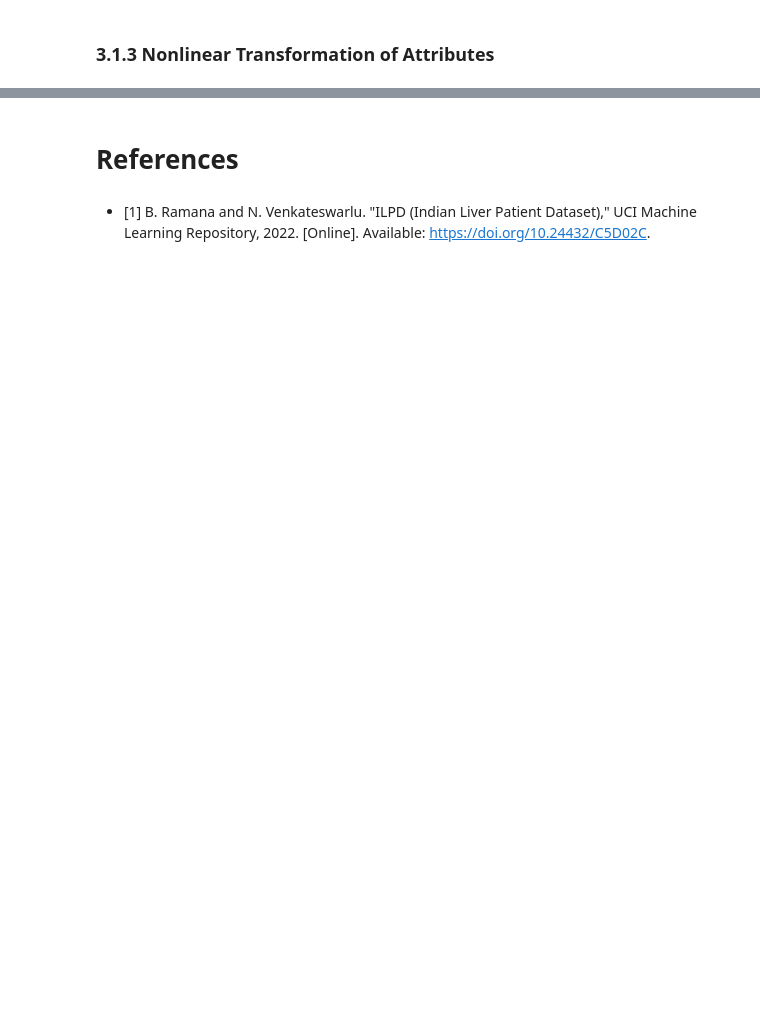
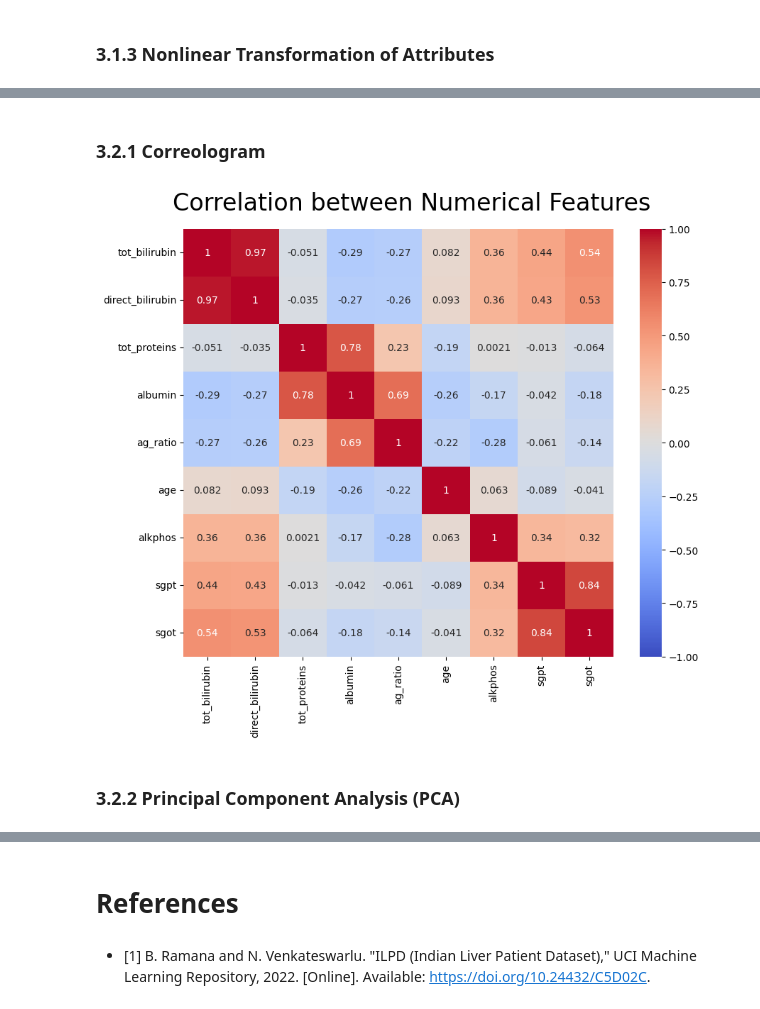
Before and after one commit to alexisuaguilaru/Liver_Patient_Model, a Jupyter notebook: ExploratoryDataAnalysis/ExploratoryDataAnalysis.ipynb, the cells around one changed output, grey strips where cells are left out. Cells and saved outputs as stored; diff of their text form; code cells hidden in the pictures; blank space fills up the shorter version.

Commit message:
ADD bivariate analysis into Data Analysis section in EDA

```diff
--- a/ExploratoryDataAnalysis/ExploratoryDataAnalysis.ipynb
+++ b/ExploratoryDataAnalysis/ExploratoryDataAnalysis.ipynb
@@ -47,3 +53,10 @@ def PlotFeaturesDistribution(Dataset:pd.DataFrame,Features:list[str],NameFeature
         sns.histplot(Dataset,x=feature,ax=axes[index,1],stat='proportion',color=COLOR)
 
     fig.suptitle(f'Distribution of {NameFeature} Features',size=24)
+# %%
+def PlotCorrelogram(Dataset:pd.DataFrame,Features:list[str]):
+    fig , axes = plt.subplots(figsize=(9,8),layout='tight')
+    correlation = Dataset[Features].corr()
+
+    sns.heatmap(correlation,vmin=-1,vmax=1,annot=True,cmap='coolwarm',ax=axes)
+    fig.suptitle('Correlation between Numerical Features',size=24)
@@ -239,0 +273,8 @@ PlotFeaturesDistribution(LiverDataset,features_transformation,'Transformed')
+# %% [markdown]
+### 3.2.1 Correologram
+# %%
+PlotCorrelogram(LiverDataset,ContinuousFeatures+IntegerFeatures)
+# %% [output]
+[figure, added]
+# %% [markdown]
+### 3.2.2 Principal Component Analysis (PCA)
```
Also changed, not shown: parts of 13 cells of this notebook.
